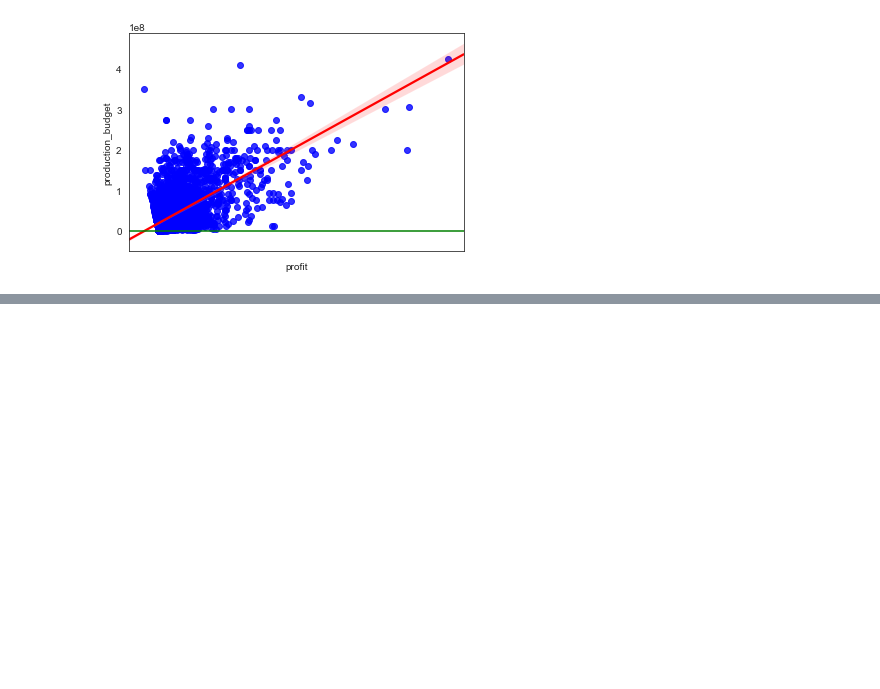
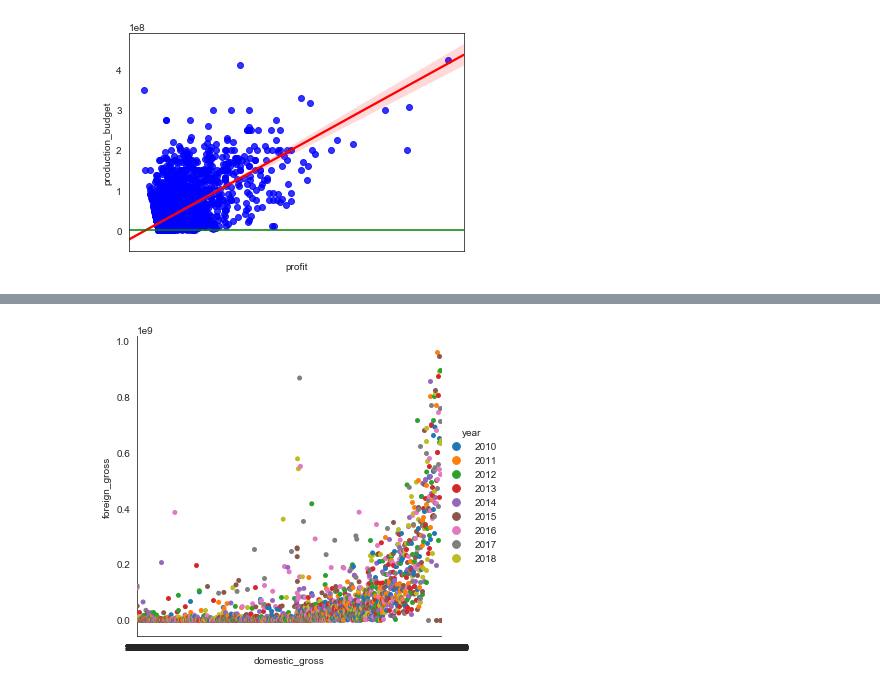
Before and after one commit to ksis1st/Project_MS_Studio, a Jupyter notebook: Project_MS_Studio.ipynb, the cells around one changed output, grey strips where cells are left out. Saved outputs shown, nothing was run; the diff lists cells and outputs as text; code cells hidden in the pictures; blank space fills up the shorter version.

```diff
--- a/Project_MS_Studio.ipynb
+++ b/Project_MS_Studio.ipynb
@@ -2268,3 +2278,7 @@ tn.head(2)
 | 5523 | 24 | 1916-09-05 | Intolerance | 385907.0 | 0.0 | 0.0 | 1916 | 9 | ... |
 # %%
 tn.to_csv('tn_no_null',index=False)
+# %%
+b =sns.catplot(x='domestic_gross', y='foreign_gross', hue = 'year', data = new_bom, kind='swarm')
+# %% [output]
+[figure, added]
```
Also changed, not shown: parts of 16 cells of this notebook, 12 other files.
